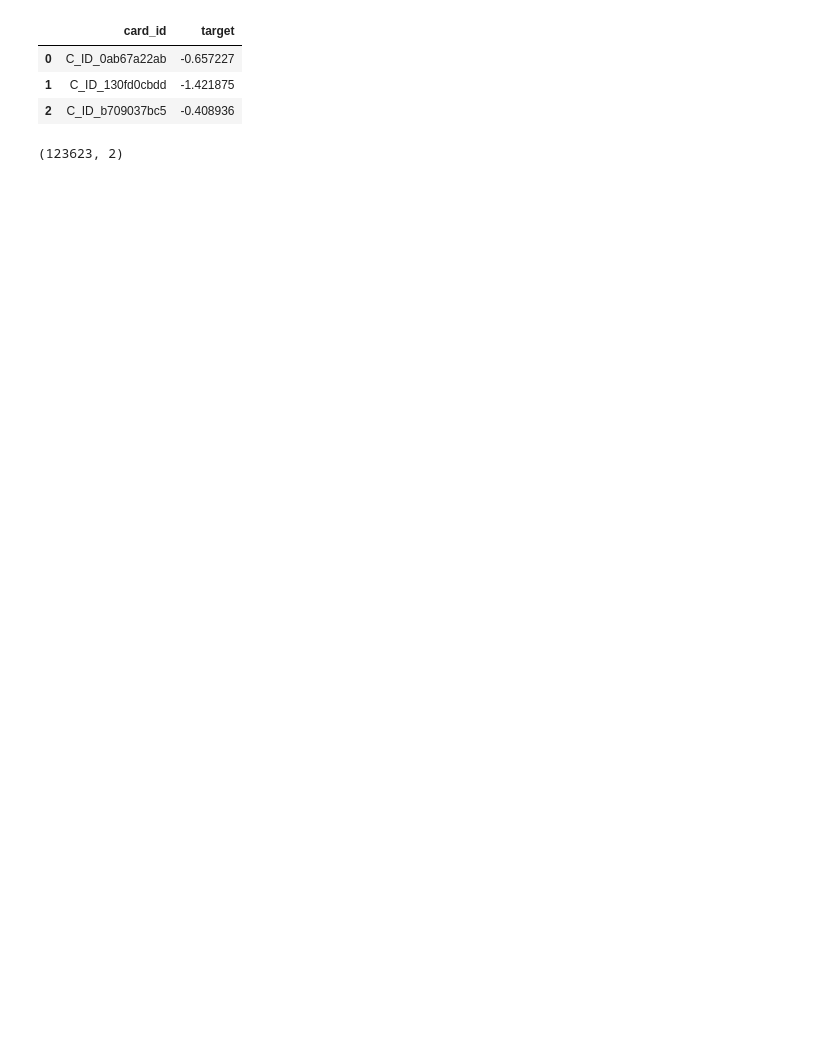
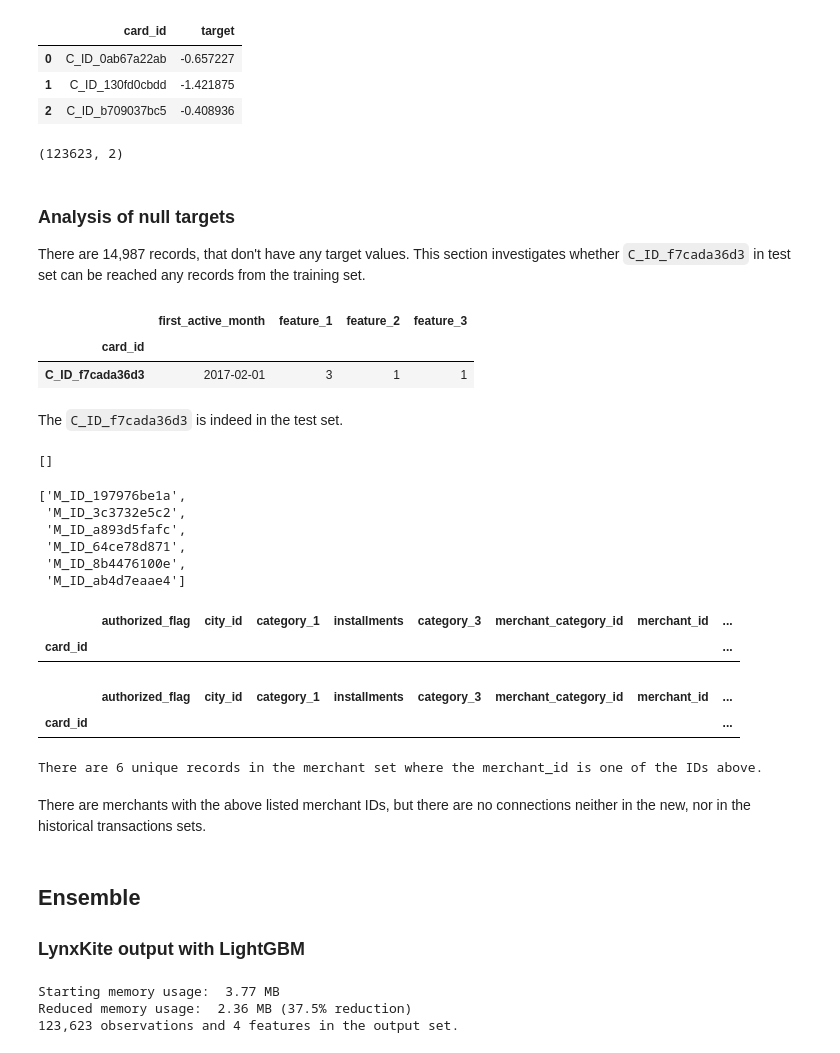
Before and after one commit to Zol-S/kaggle, a Jupyter notebook: Elo Merchant Category Recommendation/2.2_LynxKite_preprocessor.ipynb, the cells around one changed output. Drawn from its saved outputs; the diff is of its cells as text; code cells hidden in the pictures; blank space fills up the shorter version.

Commit message:
LynxKite + LightGBM ensemble
LynxKite + LightGBM ensemble

```diff
--- a/Elo Merchant Category Recommendation/2.2_LynxKite_preprocessor.ipynb
+++ b/Elo Merchant Category Recommendation/2.2_LynxKite_preprocessor.ipynb
@@ -897,3 +907,58 @@ df_sub.shape
 (123623, 2)
 # %%
 df_sub.to_csv("output/LynxKite_avg_med-vm-mc_target-iteration-2_wo-outlier.csv", index=False)
+# %% [markdown]
+### Analysis of null targets
+There are 14,987 records, that don't have any target values. This section investigates whether `C_ID_f7cada36d3` in test set can be reached any records from the training set.
+# %%
+df_test[df_test.index == 'C_ID_f7cada36d3']
+# %% [output]
+|  | first_active_month | feature_1 | feature_2 | feature_3 |
+| card_id |  |  |  |  |
+| C_ID_f7cada36d3 | 2017-02-01 | 3 | 1 | 1 |
+# %% [markdown]
+The `C_ID_f7cada36d3` is indeed in the test set.
+# %%
+merchs_new_trans = list(df_new_trans[df_new_trans.index == 'C_ID_f7cada36d3']['merchant_id'].unique())
+merchs_new_trans
+# %% [output]
+[]
+# %%
+merchs_hist_trans = list(df_hist_trans[df_hist_trans.index == 'C_ID_f7cada36d3']['merchant_id'].unique())
+merchs_hist_trans
+# %% [output]
+['M_ID_197976be1a',
+ 'M_ID_3c3732e5c2',
+ 'M_ID_a893d5fafc',
+ 'M_ID_64ce78d871',
+ 'M_ID_8b4476100e',
+ 'M_ID_ab4d7eaae4']
+# %%
+df_hist_trans[df_hist_trans['merchant_id'].isin(df_hist_trans)]
+# %% [output]
+|  | authorized_flag | city_id | category_1 | installments | category_3 | merchant_category_id | merchant_id | ... |
+| card_id |  |  |  |  |  |  |  | ... |
+# %%
+df_new_trans[df_new_trans['merchant_id'].isin(df_new_trans)]
+# %% [output]
+|  | authorized_flag | city_id | category_1 | installments | category_3 | merchant_category_id | merchant_id | ... |
+| card_id |  |  |  |  |  |  |  | ... |
+# %%
+print('There are {:,} unique records in the merchant set where the merchant_id is one of the IDs above.'.format(
+    len(df_merch[df_merch.index.isin(merchs)].index.unique())
+))
+# %% [output]
+There are 6 unique records in the merchant set where the merchant_id is one of the IDs above.
+# %% [markdown]
+There are merchants with the above listed merchant IDs, but there are no connections neither in the new, nor in the historical transactions sets.
+# %% [markdown]
+## Ensemble
+### LynxKite output with LightGBM
+# %%
+df_lk = pd.read_csv("LynxKite_export/LynxKite_avg-med_agg2seg_avg-med_aggfromseg_with_outliers_test.csv")
+df_lk = reduce_mem_usage(df_lk)
+print("{:,} observations and {} features in the output set.".format(df_lk.shape[0], df_lk.shape[1]))
+# %% [output]
+Starting memory usage:  3.77 MB
+Reduced memory usage:  2.36 MB (37.5% reduction)
+123,623 observations and 4 features in the output set.
```
Also changed, not shown: parts of 18 cells of this notebook, 2 other files.
